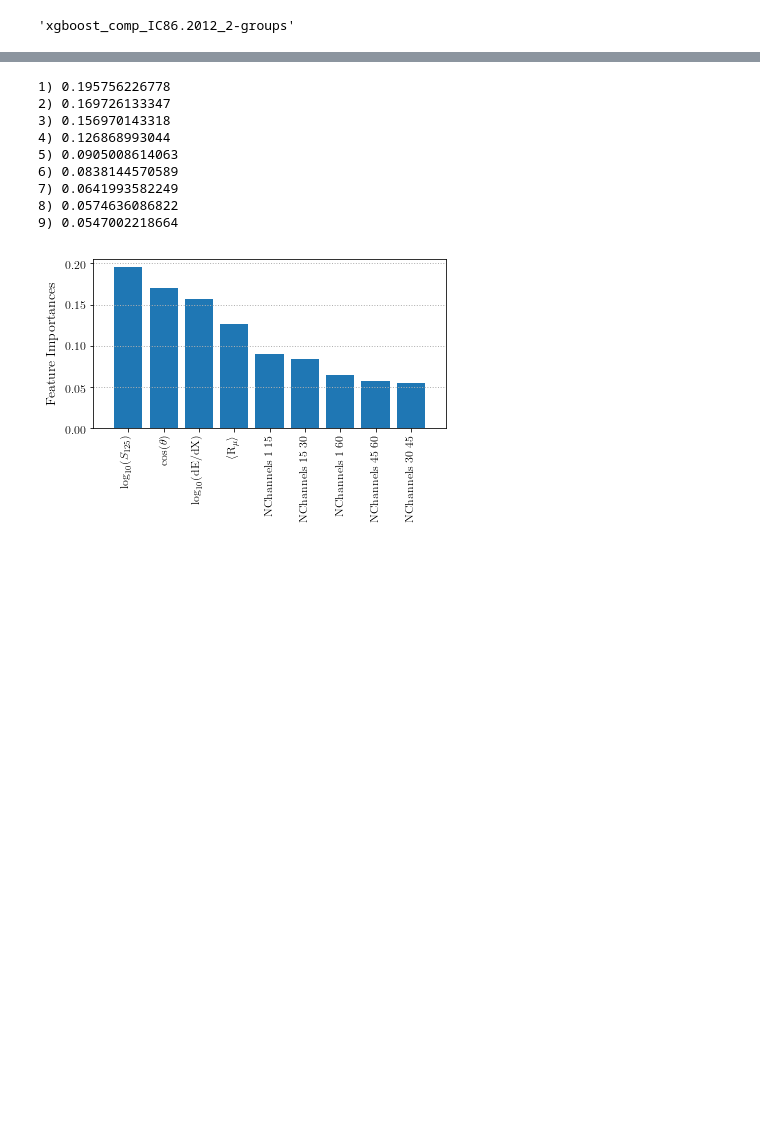
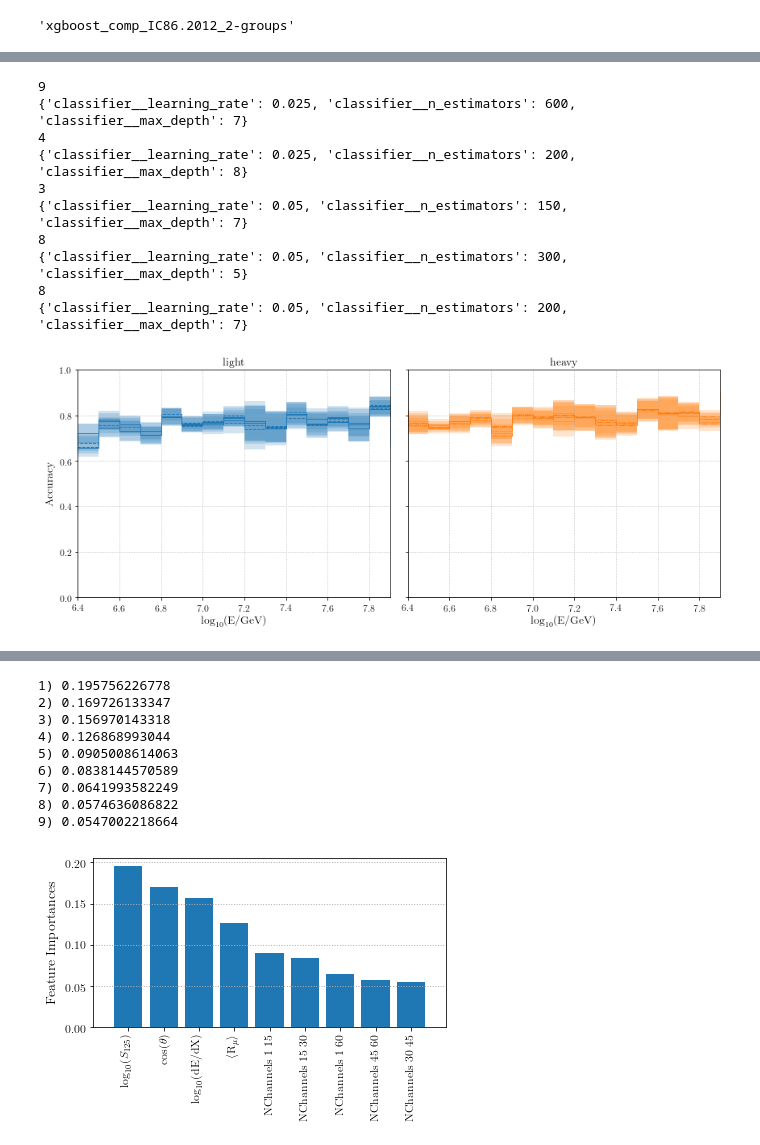
Before and after one commit to jrbourbeau/cr-composition, a Jupyter notebook: feature_selection/plot-feature-scan.ipynb, the cells around one changed output, grey strips where cells are left out. Drawn from its saved outputs; the diff is of its cells as text; code cells hidden in the pictures; blank space fills up the shorter version.

```diff
--- a/feature_selection/plot-feature-scan.ipynb
+++ b/feature_selection/plot-feature-scan.ipynb
@@ -24,0 +61,64 @@ pipeline_str
+# %%
+cwd = os.getcwd()
+linestyles = cycle(['-', '-.', '--', ':'])
+fig, axarr = plt.subplots(ncols=len(comp_list), figsize=(12, 5), sharex=True, sharey=True)
+for idx_row, row in results.iterrows():
+    if 'random' in row['features']:
+        continue
+
+    print(len(row['features']))
+    print(row['best_params'])
+
+    for idx, (composition, ax) in enumerate(zip(comp_list, axarr.flat)):
+        labels = row['feature_labels']
+        formatted_labels = []
+        nchannels_flag = False
+        for label in labels:
+            if 'NChannels' in label:
+                if not nchannels_flag:
+                    formatted_labels.append('\{NChannels\}')
+                    nchannels_flag = True
+                else:
+                    continue
+            else:
+                formatted_labels.append(label)
+        # Add to plot
+        comp.plot_steps(energybins.log_energy_bins,
+                        row['acc_mean_{}'.format(composition)],
+                        yerr=row['acc_std_{}'.format(composition)],
+                        color=color_dict[composition],
+                        ls=next(linestyles),
+                        label='\n '.join(formatted_labels),
+                        ax=ax)
+
+        ax.set_xlim(6.4, 7.9)
+        ax.set_ylim(0, 1)
+        ax.set_xlabel('$\mathrm{\log_{10}(E/GeV)}$')
+        if idx == 0:
+            ax.set_ylabel('Accuracy')
+        ax.set_title(composition)
+        ax.grid(lw=0.8)
+#         if idx == len(comp_list) - 1:
+# #             ax.legend(title='Training features', fontsize=10)
+#             ax.legend(title='Training features', loc='center left', bbox_to_anchor=(1, 0.5), fontsize=10)
+
+# ax.legend(title='Training features', loc='lower left', fontsize=10)
+outfile = os.path.join(comp.paths.figures_dir,
+                       'model_evaluation',
+                       'new_features',
+                       '{}_num_groups-{}.png'.format(config, num_groups))
+# comp.check_output_dir(outfile)
+# plt.savefig(outfile)
+plt.show()
+# %% [output]
+9
+{'classifier__learning_rate': 0.025, 'classifier__n_estimators': 600, 'classifier__max_depth': 7}
+4
+{'classifier__learning_rate': 0.025, 'classifier__n_estimators': 200, 'classifier__max_depth': 8}
+3
+{'classifier__learning_rate': 0.05, 'classifier__n_estimators': 150, 'classifier__max_depth': 7}
+8
+{'classifier__learning_rate': 0.05, 'classifier__n_estimators': 300, 'classifier__max_depth': 5}
+8
+{'classifier__learning_rate': 0.05, 'classifier__n_estimators': 200, 'classifier__max_depth': 7}
+[figure, added]
```
Also changed, not shown: parts of 13 cells of this notebook, 5 other files.
